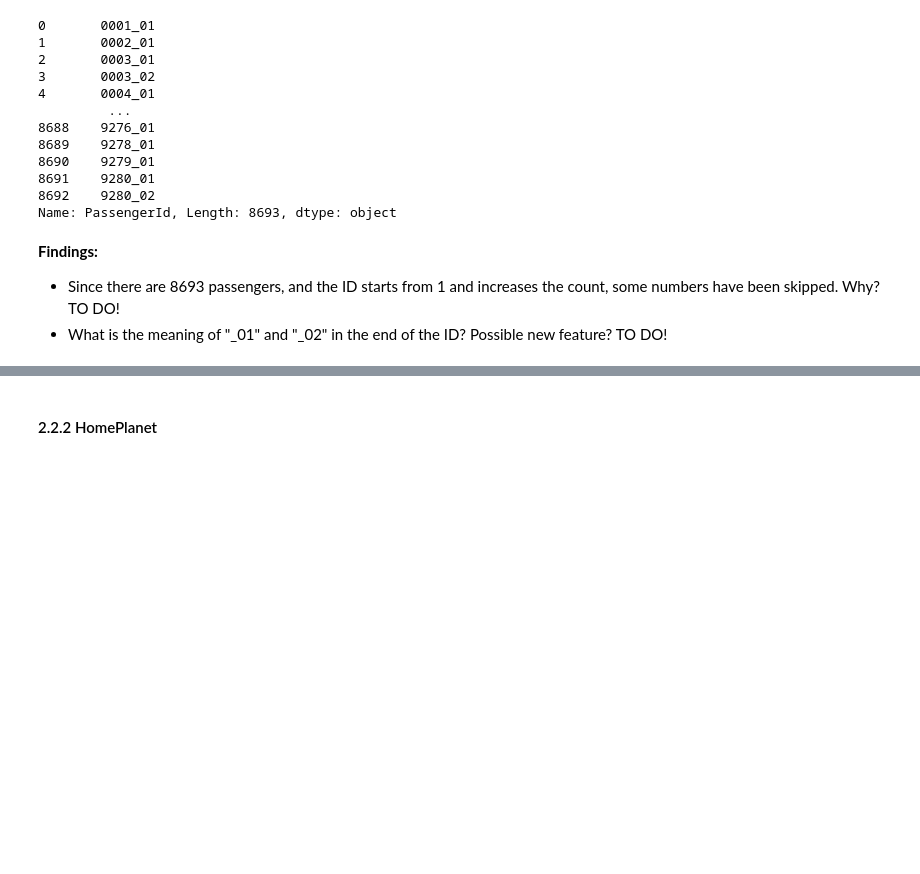
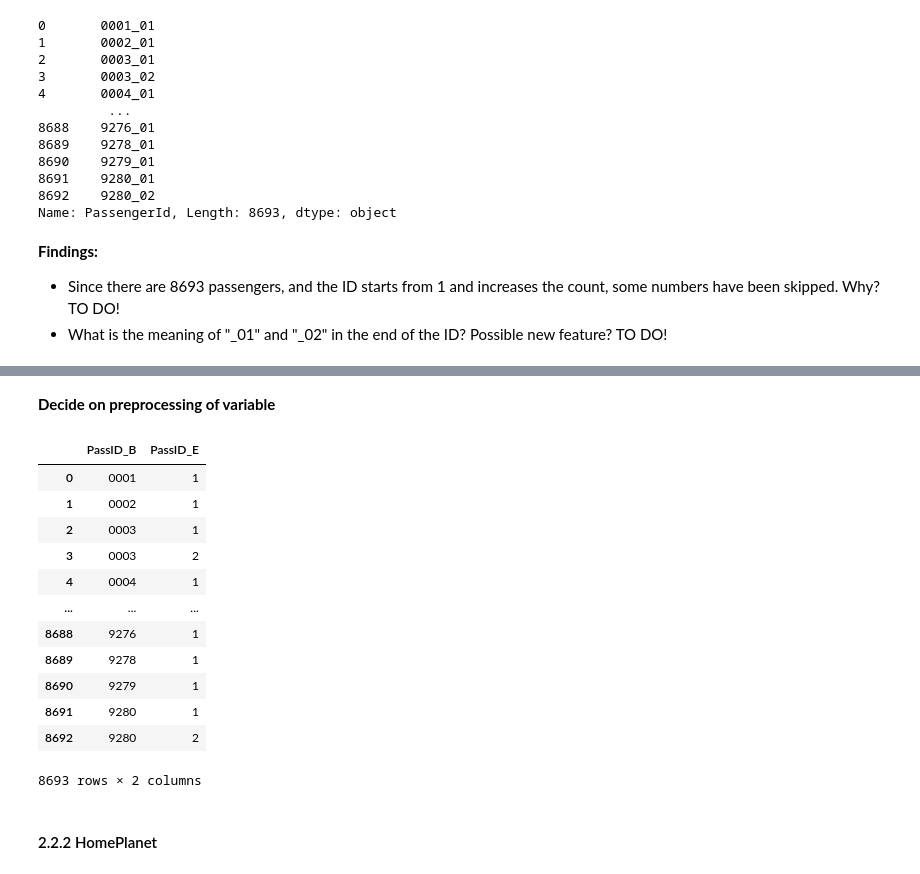
Before and after one commit to PatrickSVM/Spaceship-Titanic-Kaggle-Challenge, a Jupyter notebook: Spaceship_Titanic.ipynb, the cells around one changed output, grey strips where cells are left out. Saved outputs shown, nothing was run; the diff lists cells and outputs as text; code cells hidden in the pictures; blank space fills up the shorter version.

```diff
--- a/Spaceship_Titanic.ipynb
+++ b/Spaceship_Titanic.ipynb
@@ -140,3 +194,28 @@ Name: PassengerId, Length: 8693, dtype: object
+# %% [markdown]
+**Decide on preprocessing of variable**
+# %%
+def preprocess_PassengerId(data):
+    # Just return splitted column
+    new_ID = data.PassengerId.str.split("_", expand=True)
+    new_ID.columns = ["PassID_B", "PassID_E"]
+    new_ID.PassID_E = new_ID.PassID_E.str[1]
+    return new_ID
+
+preprocess_PassengerId(train)
+# %% [output]
+|  | PassID_B | PassID_E |
+| 0 | 0001 | 1 |
+| 1 | 0002 | 1 |
+| 2 | 0003 | 1 |
+| 3 | 0003 | 2 |
+| 4 | 0004 | 1 |
+| ... | ... | ... |
+| 8688 | 9276 | 1 |
+| 8689 | 9278 | 1 |
+| 8690 | 9279 | 1 |
+| 8691 | 9280 | 1 |
+| 8692 | 9280 | 2 |
+8693 rows × 2 columns
 # %% [markdown]
 #### 2.2.2 HomePlanet
 # %% [markdown]
```
Also changed, not shown: parts of 5 cells of this notebook.
